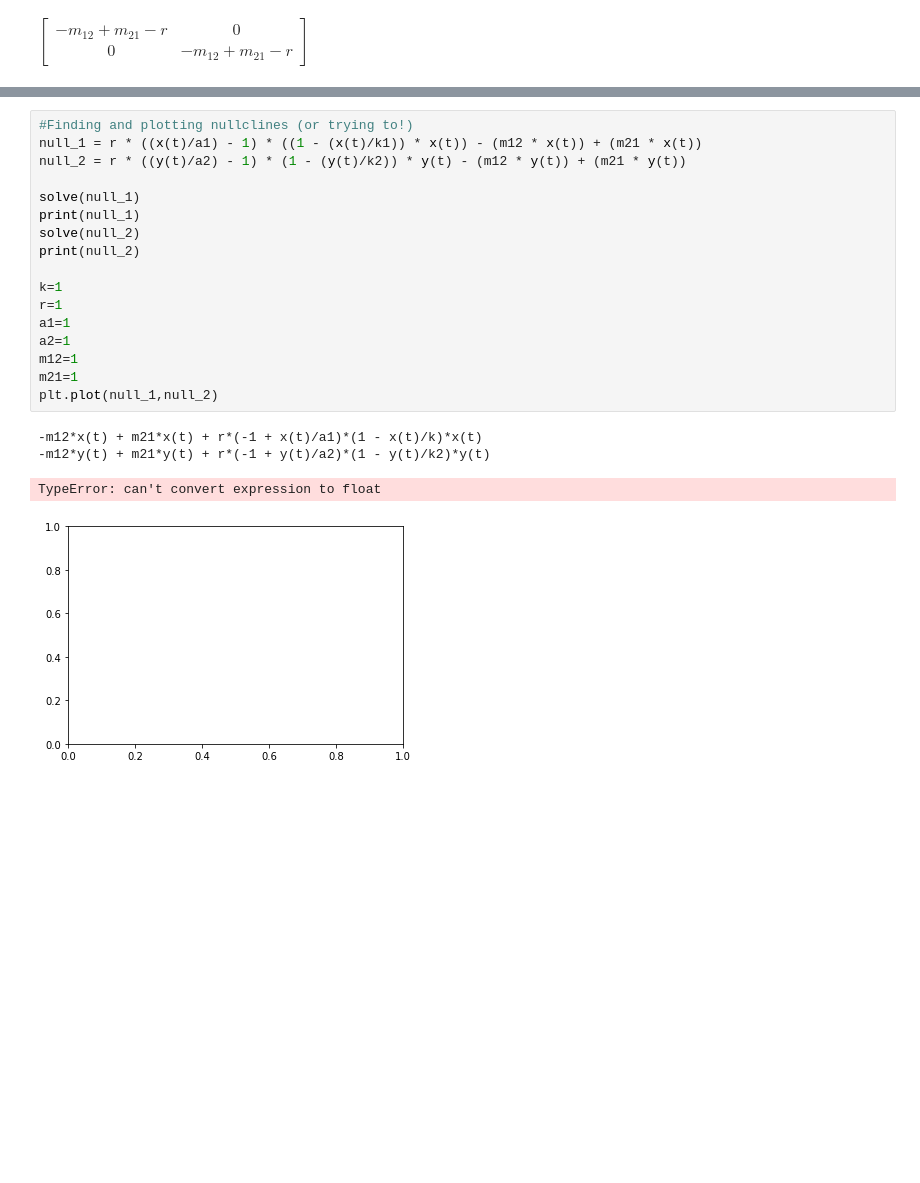
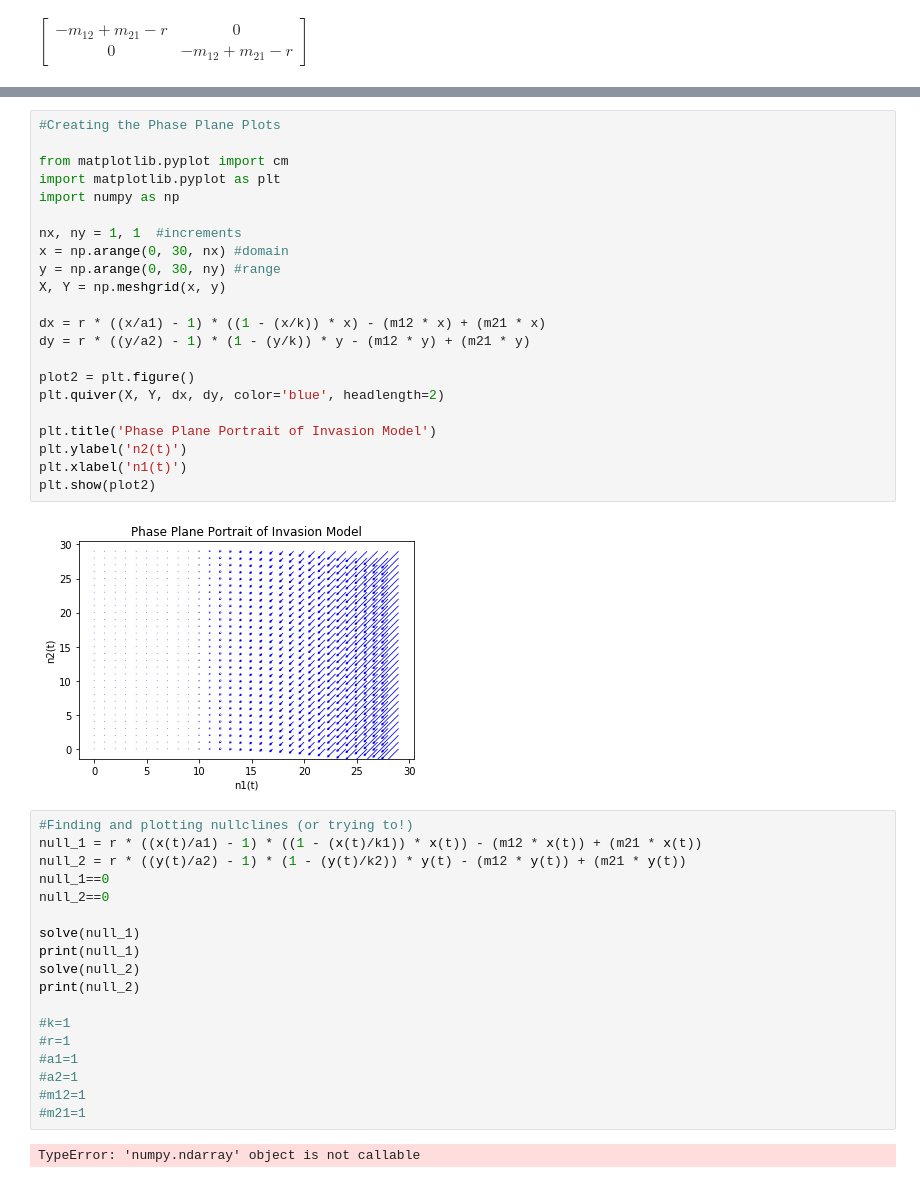
Before and after one commit to ewoodwar/Final-project-2023-AARMS, a Jupyter notebook: ODE Solver_ AARMS 2023.ipynb, the cells around one changed output, grey strips where cells are left out. Drawn from its saved outputs; the diff is of its cells as text; blank space fills up the shorter version.

```diff
--- a/ODE Solver_ AARMS 2023.ipynb
+++ b/ODE Solver_ AARMS 2023.ipynb
@@ -96,25 +96,47 @@ $\displaystyle \left[\begin{matrix}\frac{- a_{1}^{2} r + 4 a_{1} k m_{12} - 4 a_
 $\displaystyle \left[\begin{matrix}\frac{- a_{1}^{2} r + 4 a_{1} k m_{12} - 4 a_{1} k m_{21} + 2 a_{1} k r + a_{1} \sqrt{r \left(a_{1}^{2} r - 4 a_{1} k m_{12} + 4 a_{1} k m_{21} - 2 a_{1} k r + k^{2} r\right)} - k^{2} r + k \sqrt{r \left(a_{1}^{2} r - 4 a_{1} k m_{12} + 4 a_{1} k m_{21} - 2 a_{1} k r + k^{2} r\right)}}{2 a_{1} k} & 0\\0 & - \frac{a_{2}^{2} r - 4 a_{2} k m_{12} + 4 a_{2} k m_{21} - 2 a_{2} k r + a_{2} \sqrt{r \left(a_{2}^{2} r - 4 a_{2} k m_{12} + 4 a_{2} k m_{21} - 2 a_{2} k r + k^{2} r\right)} + k^{2} r + k \sqrt{r \left(a_{2}^{2} r - 4 a_{2} k m_{12} + 4 a_{2} k m_{21} - 2 a_{2} k r + k^{2} r\right)}}{2 a_{2} k}\end{matrix}\right]$
 $\displaystyle \left[\begin{matrix}- \frac{a_{1}^{2} r - 4 a_{1} k m_{12} + 4 a_{1} k m_{21} - 2 a_{1} k r + a_{1} \sqrt{r \left(a_{1}^{2} r - 4 a_{1} k m_{12} + 4 a_{1} k m_{21} - 2 a_{1} k r + k^{2} r\right)} + k^{2} r + k \sqrt{r \left(a_{1}^{2} r - 4 a_{1} k m_{12} + 4 a_{1} k m_{21} - 2 a_{1} k r + k^{2} r\right)}}{2 a_{1} k} & 0\\0 & \frac{- a_{2}^{2} r + 4 a_{2} k m_{12} - 4 a_{2} k m_{21} + 2 a_{2} k r + a_{2} \sqrt{r \left(a_{2}^{2} r - 4 a_{2} k m_{12} + 4 a_{2} k m_{21} - 2 a_{2} k r + k^{2} r\right)} - k^{2} r + k \sqrt{r \left(a_{2}^{2} r - 4 a_{2} k m_{12} + 4 a_{2} k m_{21} - 2 a_{2} k r + k^{2} r\right)}}{2 a_{2} k}\end{matrix}\right]$
 $\displaystyle \left[\begin{matrix}- \frac{a_{1}^{2} r - 4 a_{1} k m_{12} + 4 a_{1} k m_{21} - 2 a_{1} k r + a_{1} \sqrt{r \left(a_{1}^{2} r - 4 a_{1} k m_{12} + 4 a_{1} k m_{21} - 2 a_{1} k r + k^{2} r\right)} + k^{2} r + k \sqrt{r \left(a_{1}^{2} r - 4 a_{1} k m_{12} + 4 a_{1} k m_{21} - 2 a_{1} k r + k^{2} r\right)}}{2 a_{1} k} & 0\\0 & - \frac{a_{2}^{2} r - 4 a_{2} k m_{12} + 4 a_{2} k m_{21} - 2 a_{2} k r + a_{2} \sqrt{r \left(a_{2}^{2} r - 4 a_{2} k m_{12} + 4 a_{2} k m_{21} - 2 a_{2} k r + k^{2} r\right)} + k^{2} r + k \sqrt{r \left(a_{2}^{2} r - 4 a_{2} k m_{12} + 4 a_{2} k m_{21} - 2 a_{2} k r + k^{2} r\right)}}{2 a_{2} k}\end{matrix}\right]$
+# %%
+#Creating the Phase Plane Plots
+
+from matplotlib.pyplot import cm
+import matplotlib.pyplot as plt
+import numpy as np
+
+nx, ny = 1, 1  #increments
+x = np.arange(0, 30, nx) #domain
+y = np.arange(0, 30, ny) #range
+X, Y = np.meshgrid(x, y)
+
+dx = r * ((x/a1) - 1) * ((1 - (x/k)) * x) - (m12 * x) + (m21 * x)
+dy = r * ((y/a2) - 1) * (1 - (y/k)) * y - (m12 * y) + (m21 * y)
+
+plot2 = plt.figure()
+plt.quiver(X, Y, dx, dy, color='blue', headlength=2)
+
+plt.title('Phase Plane Portrait of Invasion Model')
+plt.ylabel('n2(t)')
+plt.xlabel('n1(t)')
+plt.show(plot2)
+# %% [output]
+[figure, added]
 # %%
 #Finding and plotting nullclines (or trying to!)
 null_1 = r * ((x(t)/a1) - 1) * ((1 - (x(t)/k1)) * x(t)) - (m12 * x(t)) + (m21 * x(t))
 null_2 = r * ((y(t)/a2) - 1) * (1 - (y(t)/k2)) * y(t) - (m12 * y(t)) + (m21 * y(t))
+null_1==0
+null_2==0
 
 solve(null_1)
 print(null_1)
 solve(null_2)
 print(null_2)
 
-k=1
-r=1
-a1=1
-a2=1
-m12=1
-m21=1
-plt.plot(null_1,null_2)
+#k=1
+#r=1
+#a1=1
+#a2=1
+#m12=1
+#m21=1
 # %% [output]
--m12*x(t) + m21*x(t) + r*(-1 + x(t)/a1)*(1 - x(t)/k)*x(t)
--m12*y(t) + m21*y(t) + r*(-1 + y(t)/a2)*(1 - y(t)/k2)*y(t)
+TypeError: 'numpy.ndarray' object is not callable
-TypeError: can't convert expression to float
-[figure, removed]
```
